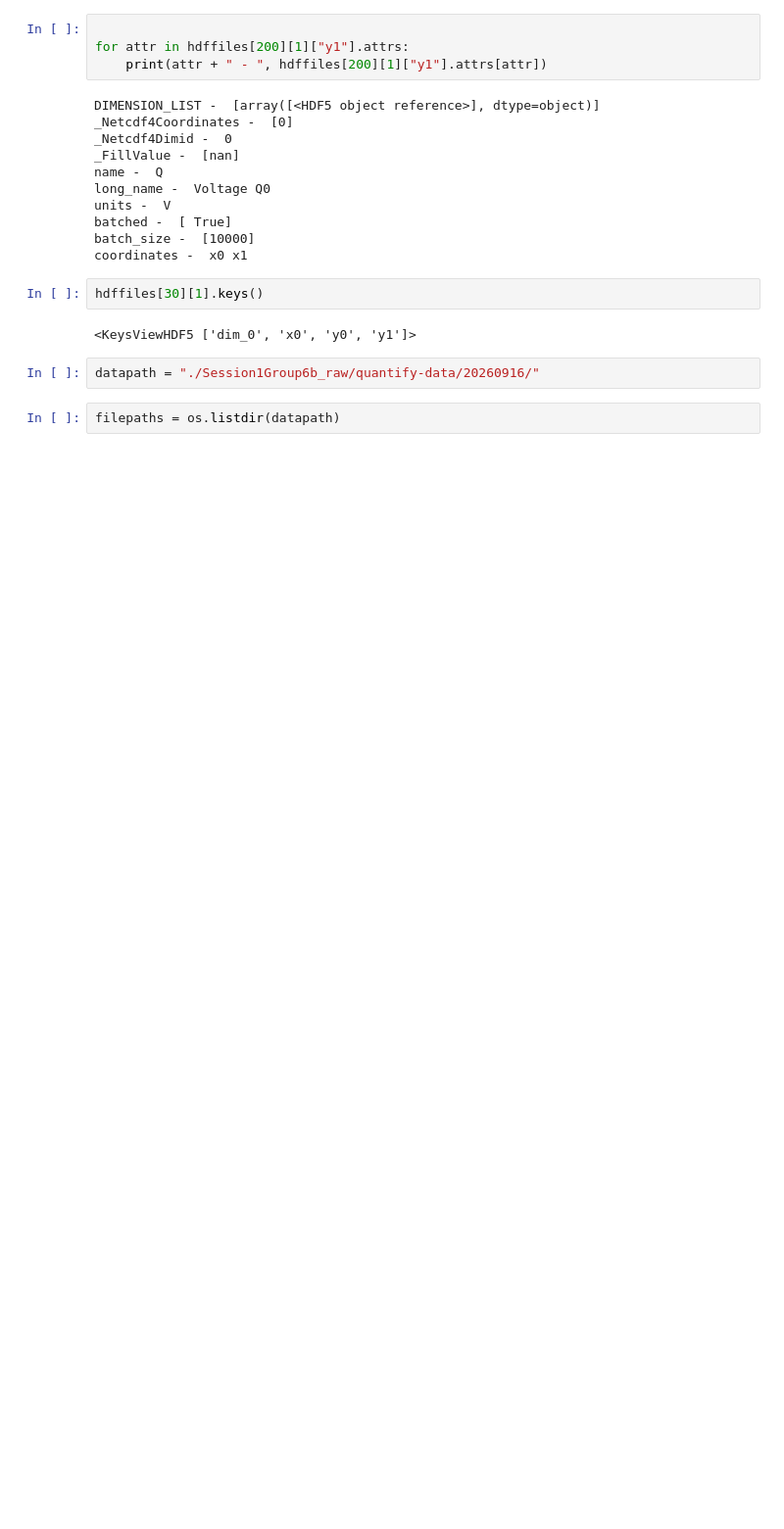
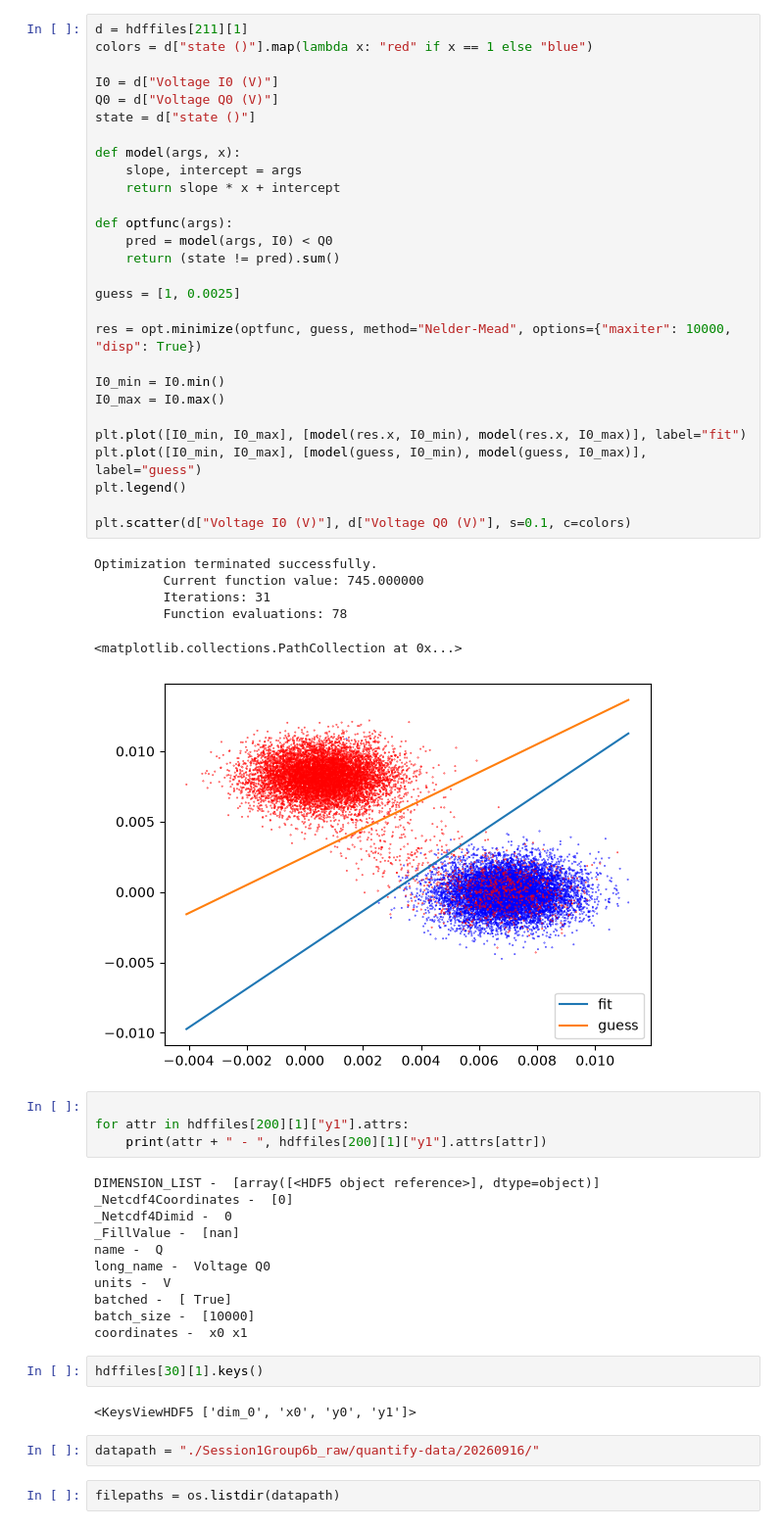
Before and after one commit to grufkork/exfys-3, a Jupyter notebook: sesh1.ipynb, the cells around one changed output. Shown at 98% size. Cells and saved outputs as stored; diff of their text form; blank space fills up the shorter version.

```diff
--- a/sesh1.ipynb
+++ b/sesh1.ipynb
@@ -76,3 +169,38 @@ sns.heatmap(data=data)
+# %%
+d = hdffiles[211][1]
+colors = d["state ()"].map(lambda x: "red" if x == 1 else "blue")
+
+I0 = d["Voltage I0 (V)"]
+Q0 = d["Voltage Q0 (V)"]
+state = d["state ()"]
+
+def model(args, x):
+    slope, intercept = args
+    return slope * x + intercept
+
+def optfunc(args):
+    pred = model(args, I0) < Q0
+    return (state != pred).sum()
+
+guess = [1, 0.0025]
+
+res = opt.minimize(optfunc, guess, method="Nelder-Mead", options={"maxiter": 10000, "disp": True})
+
+I0_min = I0.min()
+I0_max = I0.max()
+
+plt.plot([I0_min, I0_max], [model(res.x, I0_min), model(res.x, I0_max)], label="fit")
+plt.plot([I0_min, I0_max], [model(guess, I0_min), model(guess, I0_max)], label="guess")
+plt.legend()
+
+plt.scatter(d["Voltage I0 (V)"], d["Voltage Q0 (V)"], s=0.1, c=colors)
+# %% [output]
+Optimization terminated successfully.
+         Current function value: 745.000000
+         Iterations: 31
+         Function evaluations: 78
+<matplotlib.collections.PathCollection at 0x...>
+[figure, added]
 # %%
 
 for attr in hdffiles[200][1]["y1"].attrs:
```
Also changed, not shown: parts of 8 cells of this notebook, 2 other files.
